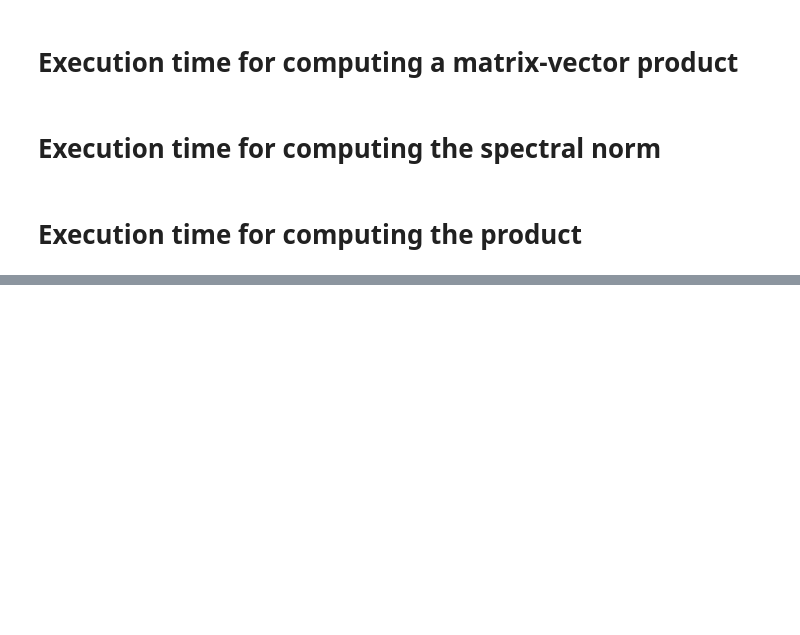
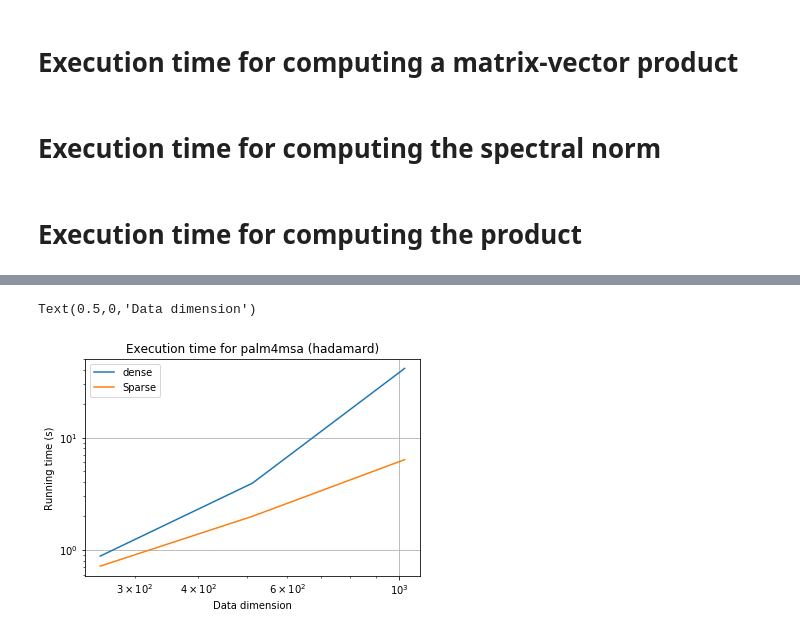
Before and after one commit to lucgiffon/qkmeans, a Jupyter notebook: notebooks/FastCode.ipynb, the cells around one changed output, grey strips where cells are left out. Cells and saved outputs as stored; diff of their text form; code cells hidden in the pictures; blank space fills up the shorter version.

```diff
--- a/notebooks/FastCode.ipynb
+++ b/notebooks/FastCode.ipynb
@@ -171,0 +346,11 @@ print('Execution time for computing the product')
+# %%
+plt.loglog(lst_small_dim, times[:, 0], label='dense')
+plt.loglog(lst_small_dim, times[:, 1], label='Sparse')
+plt.legend()
+plt.grid()
+plt.title('Execution time for palm4msa (hadamard)')
+plt.ylabel('Running time (s)')
+plt.xlabel('Data dimension')
+# %% [output]
+Text(0.5,0,'Data dimension')
+[figure, added]
```
Also changed, not shown: parts of 11 cells of this notebook, 2 other files.
